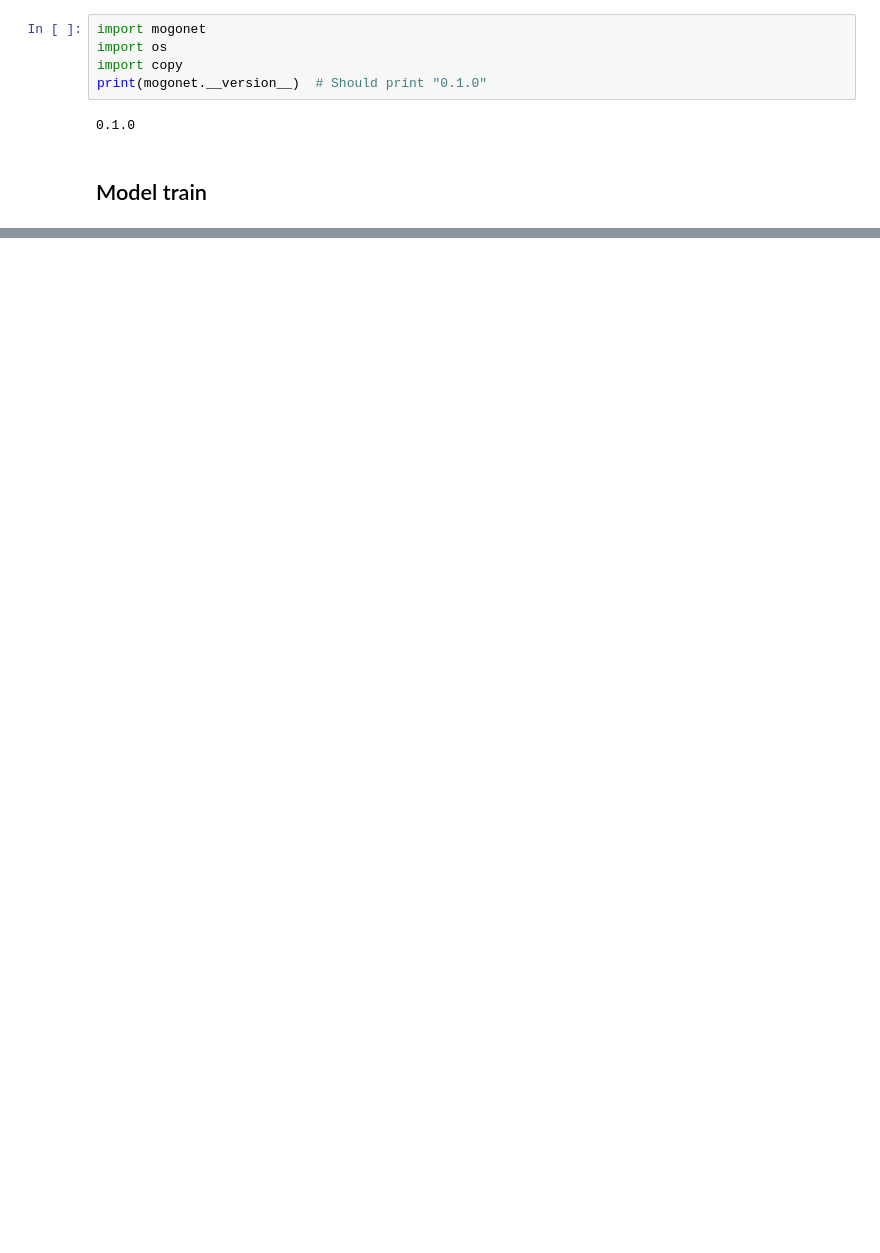
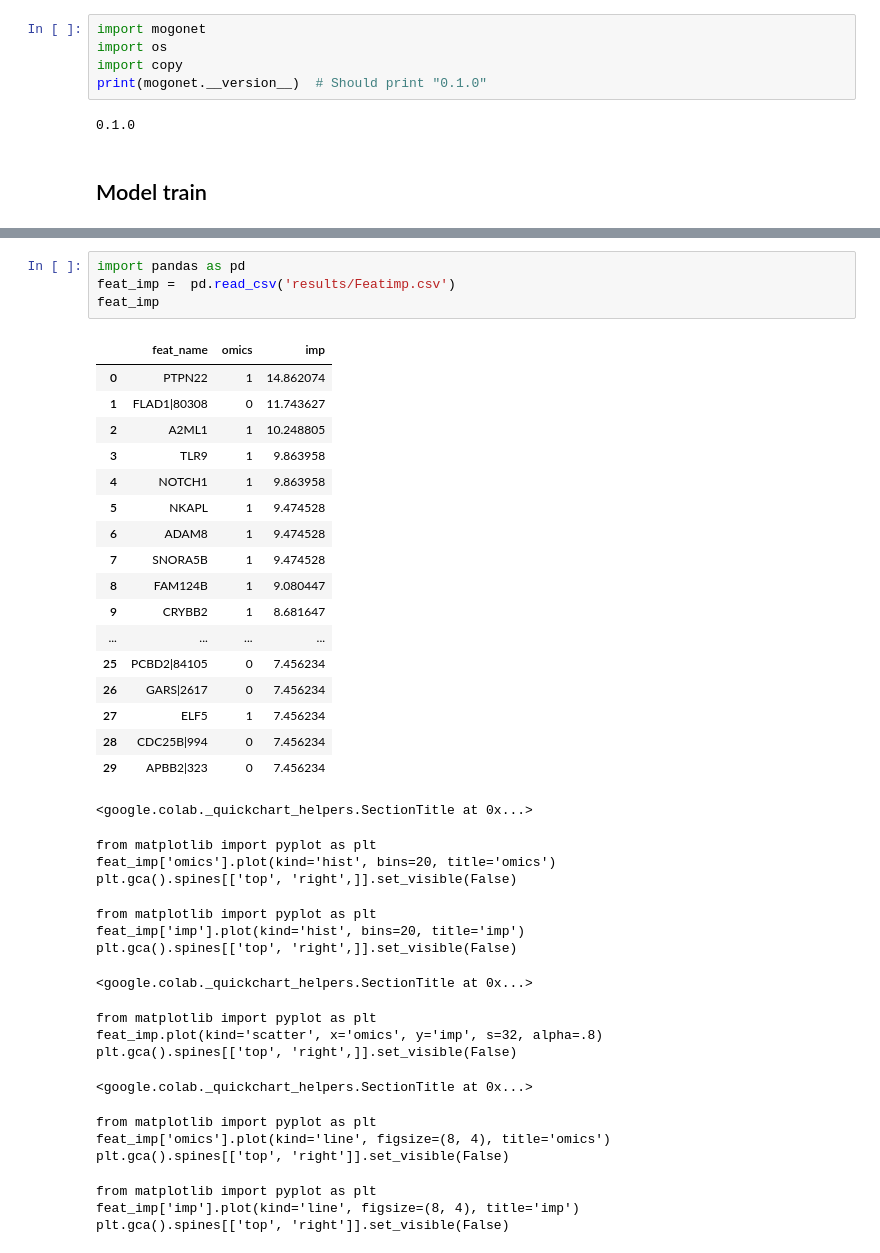
Before and after one commit to LamineTourelab/MOGONET, a Jupyter notebook: MOGONET_tutorial_colab.ipynb, the cells around one changed output, grey strips where cells are left out. Cells and saved outputs as stored; diff of their text form; blank space fills up the shorter version.

```diff
--- a/MOGONET_tutorial_colab.ipynb
+++ b/MOGONET_tutorial_colab.ipynb
@@ -164,0 +253,40 @@ Rank    Feature name
+# %%
+import pandas as pd
+feat_imp =  pd.read_csv('results/Featimp.csv')
+feat_imp
+# %% [output]
+|  | feat_name | omics | imp |
+| 0 | PTPN22 | 1 | 14.862074 |
+| 1 | FLAD1|80308 | 0 | 11.743627 |
+| 2 | A2ML1 | 1 | 10.248805 |
+| 3 | TLR9 | 1 | 9.863958 |
+| 4 | NOTCH1 | 1 | 9.863958 |
+| 5 | NKAPL | 1 | 9.474528 |
+| 6 | ADAM8 | 1 | 9.474528 |
+| 7 | SNORA5B | 1 | 9.474528 |
+| 8 | FAM124B | 1 | 9.080447 |
+| 9 | CRYBB2 | 1 | 8.681647 |
+| ... | ... | ... | ... |
+| 25 | PCBD2|84105 | 0 | 7.456234 |
+| 26 | GARS|2617 | 0 | 7.456234 |
+| 27 | ELF5 | 1 | 7.456234 |
+| 28 | CDC25B|994 | 0 | 7.456234 |
+| 29 | APBB2|323 | 0 | 7.456234 |
+<google.colab._quickchart_helpers.SectionTitle at 0x...>
+from matplotlib import pyplot as plt
+feat_imp['omics'].plot(kind='hist', bins=20, title='omics')
+plt.gca().spines[['top', 'right',]].set_visible(False)
+from matplotlib import pyplot as plt
+feat_imp['imp'].plot(kind='hist', bins=20, title='imp')
+plt.gca().spines[['top', 'right',]].set_visible(False)
+<google.colab._quickchart_helpers.SectionTitle at 0x...>
+from matplotlib import pyplot as plt
+feat_imp.plot(kind='scatter', x='omics', y='imp', s=32, alpha=.8)
+plt.gca().spines[['top', 'right',]].set_visible(False)
+<google.colab._quickchart_helpers.SectionTitle at 0x...>
+from matplotlib import pyplot as plt
+feat_imp['omics'].plot(kind='line', figsize=(8, 4), title='omics')
+plt.gca().spines[['top', 'right']].set_visible(False)
+from matplotlib import pyplot as plt
+feat_imp['imp'].plot(kind='line', figsize=(8, 4), title='imp')
+plt.gca().spines[['top', 'right']].set_visible(False)
```
Also changed, not shown: parts of 8 cells of this notebook.
